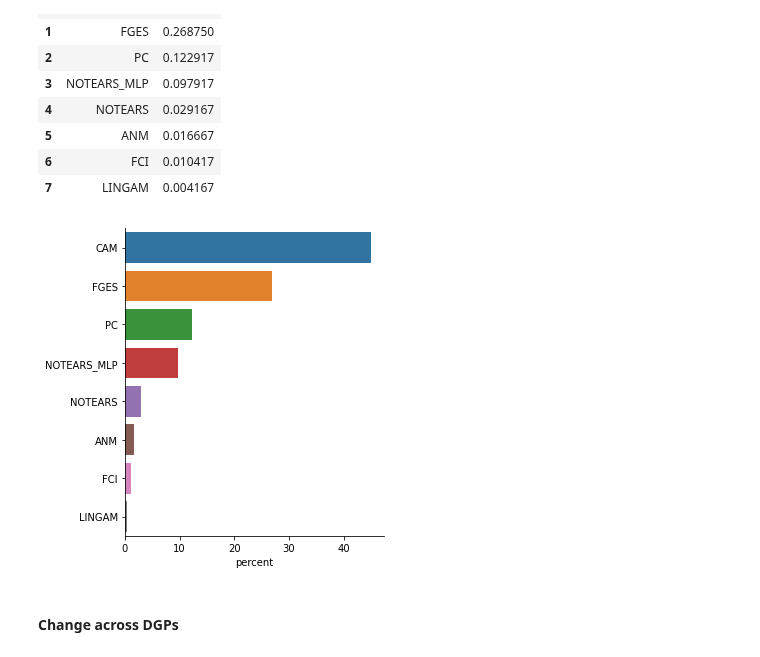
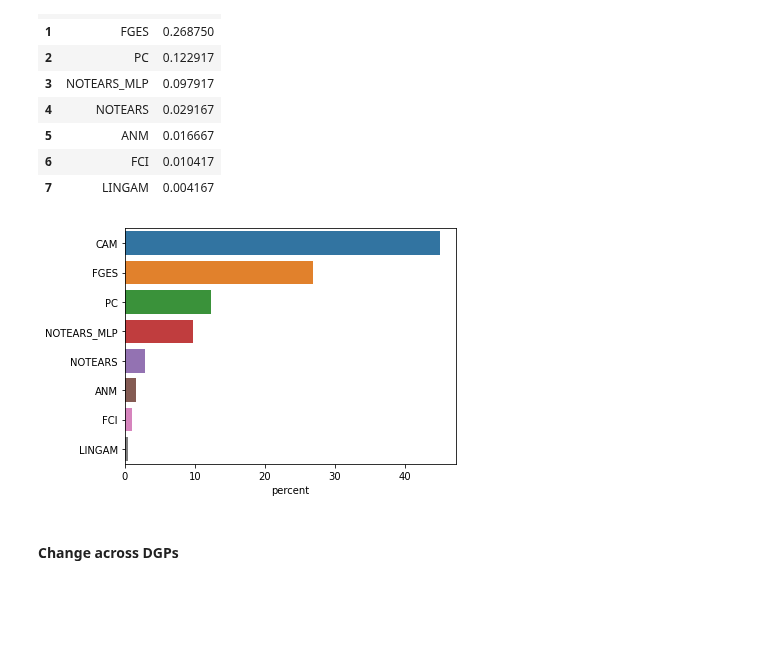
Before and after one commit to misoc-mml/hyperparams-causal-discovery, a Jupyter notebook: hyperparams/model_selection.ipynb, the cells around one changed output. Cells and saved outputs as stored; diff of their text form; code cells hidden in the pictures; blank space fills up the shorter version.

Commit message:
Further tweaks to plots.

```diff
--- a/hyperparams/model_selection.ipynb
+++ b/hyperparams/model_selection.ipynb
@@ -176,14 +176,14 @@ df_win['id'].value_counts(normalize=True).reset_index()
 # %%
 (df_win['id']
 .value_counts(normalize=True)
 .mul(100)
 .rename('percent')
 .reset_index()
-.pipe((sns.catplot, 'data'), x='percent', y='index', kind='bar', orient='h')).set(ylabel='')
+.pipe((sns.barplot, 'data'), x='percent', y='index', orient='h')).set(ylabel='')
 plt.tight_layout()
 plt.savefig('./plots/model_selection/ms_all.pdf', dpi=1000)
 # %% [output]
-[figure, old version]
+[figure, new version]
 # %% [markdown]
 #### Change across DGPs
 # %%
```
Also changed, not shown: parts of 2 cells of this notebook, 16 other files.
